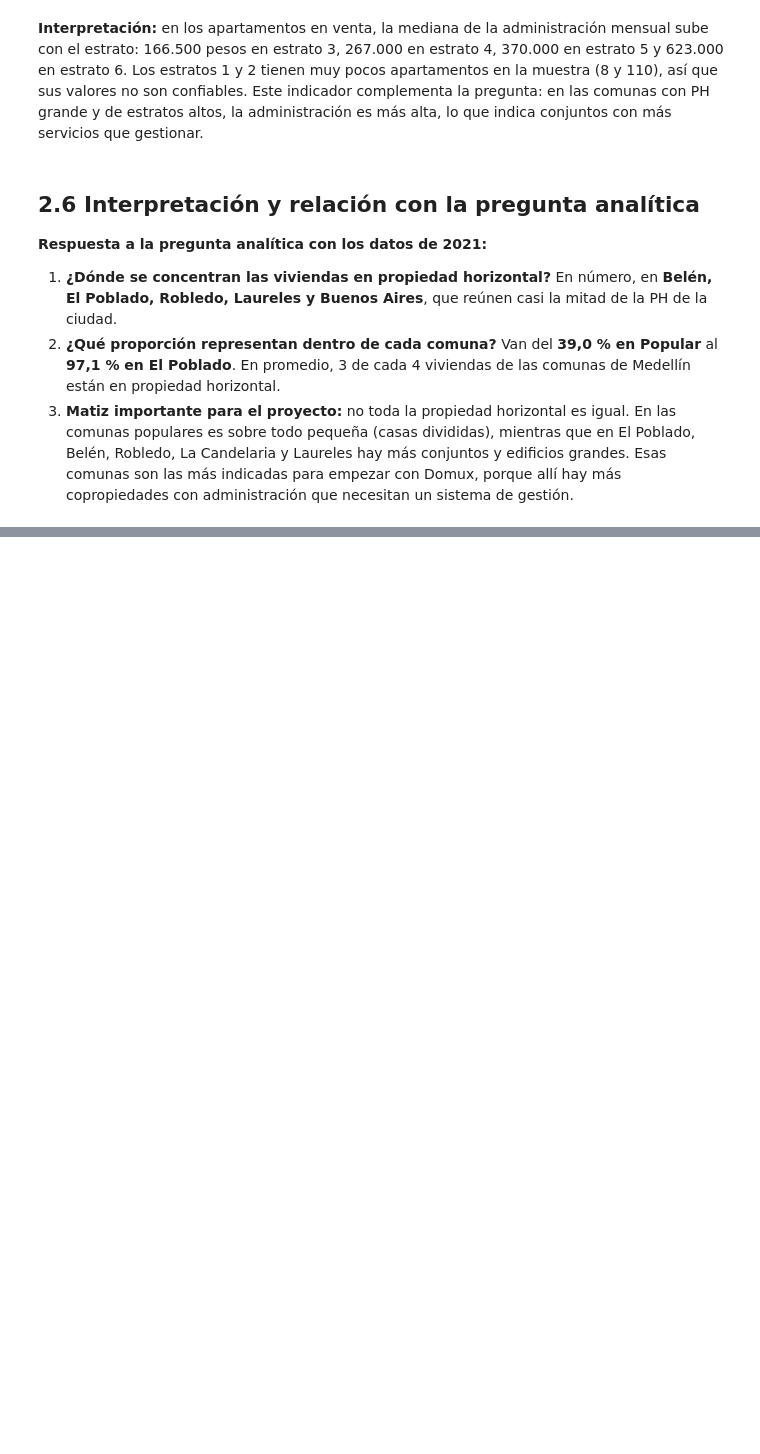
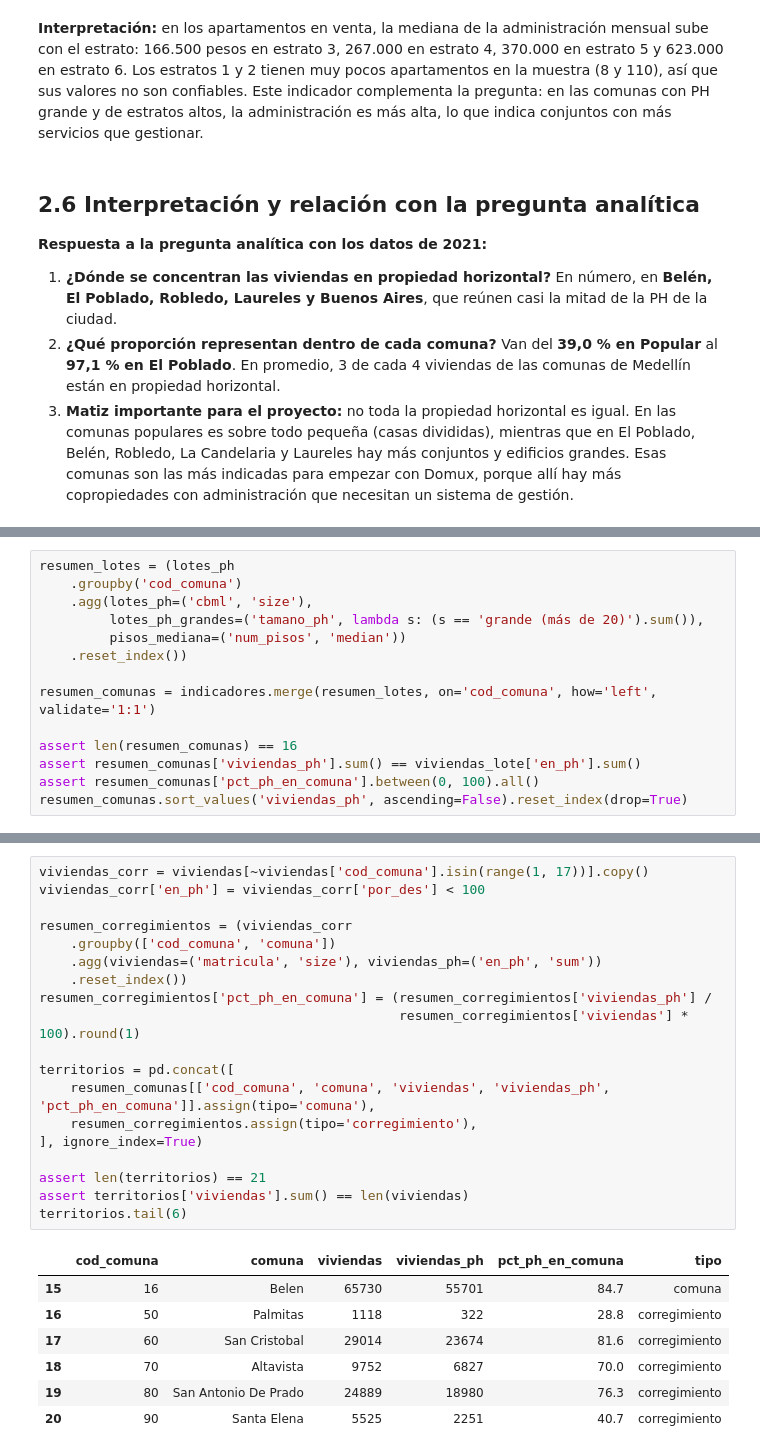
Before and after one commit to MAICOL-ESNEIDER/PROPIEDAD-HORIZONTAL, a Jupyter notebook: notebooks/data_preparation.ipynb, the cells around one changed output, grey strips where cells are left out. Drawn from its saved outputs; the diff is of its cells as text; blank space fills up the shorter version.

```diff
--- a/notebooks/data_preparation.ipynb
+++ b/notebooks/data_preparation.ipynb
@@ -790,0 +883,14 @@ administracion_estrato
+# %%
+resumen_lotes = (lotes_ph
+    .groupby('cod_comuna')
+    .agg(lotes_ph=('cbml', 'size'),
+         lotes_ph_grandes=('tamano_ph', lambda s: (s == 'grande (más de 20)').sum()),
+         pisos_mediana=('num_pisos', 'median'))
+    .reset_index())
+
+resumen_comunas = indicadores.merge(resumen_lotes, on='cod_comuna', how='left', validate='1:1')
+
+assert len(resumen_comunas) == 16
+assert resumen_comunas['viviendas_ph'].sum() == viviendas_lote['en_ph'].sum()
+assert resumen_comunas['pct_ph_en_comuna'].between(0, 100).all()
+resumen_comunas.sort_values('viviendas_ph', ascending=False).reset_index(drop=True)
@@ -790,0 +919,27 @@ administracion_estrato
+# %%
+viviendas_corr = viviendas[~viviendas['cod_comuna'].isin(range(1, 17))].copy()
+viviendas_corr['en_ph'] = viviendas_corr['por_des'] < 100
+
+resumen_corregimientos = (viviendas_corr
+    .groupby(['cod_comuna', 'comuna'])
+    .agg(viviendas=('matricula', 'size'), viviendas_ph=('en_ph', 'sum'))
+    .reset_index())
+resumen_corregimientos['pct_ph_en_comuna'] = (resumen_corregimientos['viviendas_ph'] /
+                                              resumen_corregimientos['viviendas'] * 100).round(1)
+
+territorios = pd.concat([
+    resumen_comunas[['cod_comuna', 'comuna', 'viviendas', 'viviendas_ph', 'pct_ph_en_comuna']].assign(tipo='comuna'),
+    resumen_corregimientos.assign(tipo='corregimiento'),
+], ignore_index=True)
+
+assert len(territorios) == 21
+assert territorios['viviendas'].sum() == len(viviendas)
+territorios.tail(6)
+# %% [output]
+|  | cod_comuna | comuna | viviendas | viviendas_ph | pct_ph_en_comuna | tipo |
+| 15 | 16 | Belen | 65730 | 55701 | 84.7 | comuna |
+| 16 | 50 | Palmitas | 1118 | 322 | 28.8 | corregimiento |
+| 17 | 60 | San Cristobal | 29014 | 23674 | 81.6 | corregimiento |
+| 18 | 70 | Altavista | 9752 | 6827 | 70.0 | corregimiento |
+| 19 | 80 | San Antonio De Prado | 24889 | 18980 | 76.3 | corregimiento |
+| 20 | 90 | Santa Elena | 5525 | 2251 | 40.7 | corregimiento |
```
Also changed, not shown: parts of 21 cells of this notebook, 9 other files.
